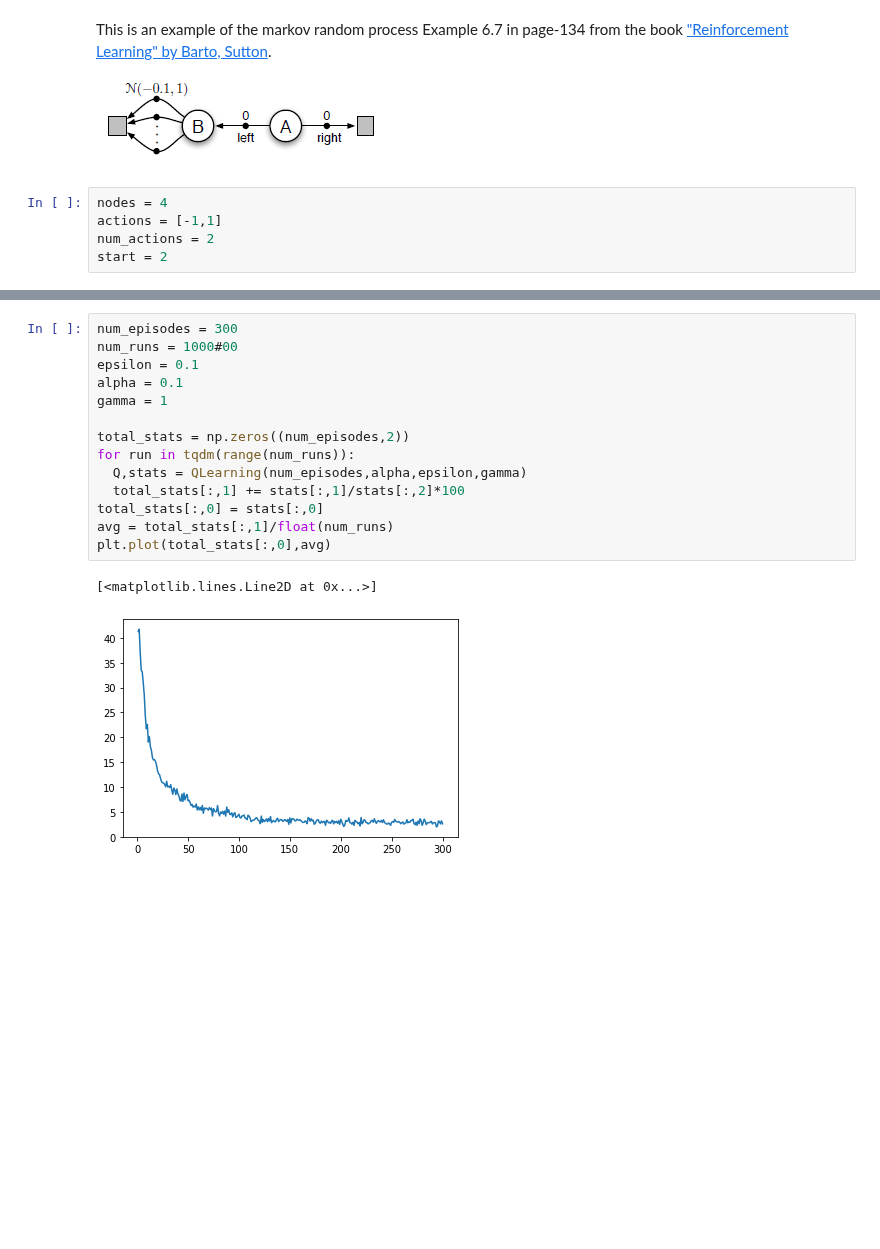
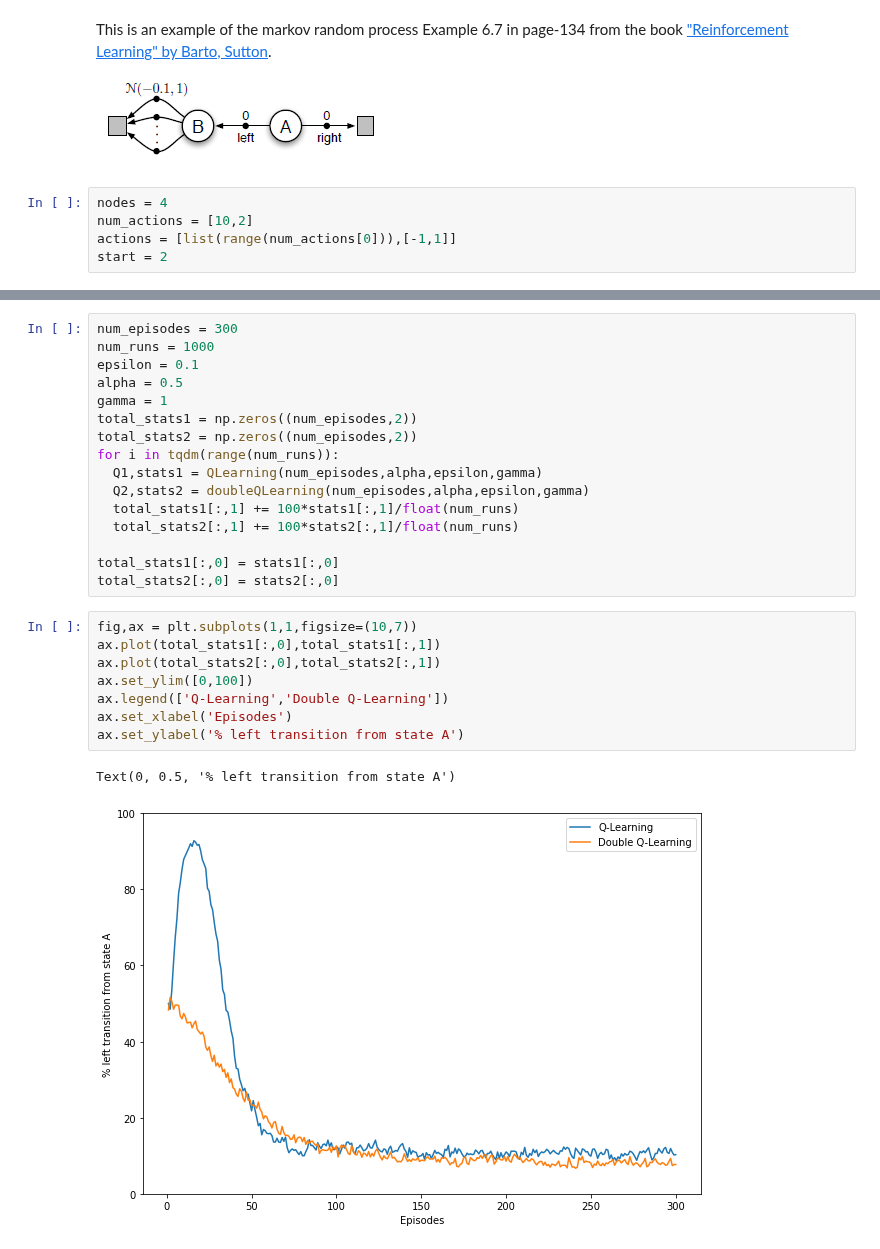
Before and after one commit to chandrusuresh/ReinforcementLearning, a Jupyter notebook: Ch6-TD_Learning/Maximization_Bias.ipynb, the cells around one changed output, grey strips where cells are left out. Cells and saved outputs as stored; diff of their text form; blank space fills up the shorter version.

```diff
--- a/Ch6-TD_Learning/Maximization_Bias.ipynb
+++ b/Ch6-TD_Learning/Maximization_Bias.ipynb
@@ -13,8 +13,8 @@ This is an example of the markov random process Example 6.7 in page-134 from the
 ![image.png](embedded-picture-1)
 # %%
 nodes = 4
-actions = [-1,1]
-num_actions = 2
+num_actions = [10,2]
+actions = [list(range(num_actions[0])),[-1,1]]
 start = 2
 # %%
 def gaussian_reward():
@@ -56,17 +105,27 @@ def QLearning(num_episodes,alpha,epsilon,gamma):
 # %%
 num_episodes = 300
-num_runs = 1000#00
+num_runs = 1000
 epsilon = 0.1
-alpha = 0.1
+alpha = 0.5
 gamma = 1
+total_stats1 = np.zeros((num_episodes,2))
+total_stats2 = np.zeros((num_episodes,2))
+for i in tqdm(range(num_runs)):
+  Q1,stats1 = QLearning(num_episodes,alpha,epsilon,gamma)
+  Q2,stats2 = doubleQLearning(num_episodes,alpha,epsilon,gamma)
+  total_stats1[:,1] += 100*stats1[:,1]/float(num_runs)
+  total_stats2[:,1] += 100*stats2[:,1]/float(num_runs)
 
-total_stats = np.zeros((num_episodes,2))
-for run in tqdm(range(num_runs)):
-  Q,stats = QLearning(num_episodes,alpha,epsilon,gamma)
-  total_stats[:,1] += stats[:,1]/stats[:,2]*100
-total_stats[:,0] = stats[:,0]
-avg = total_stats[:,1]/float(num_runs)
-plt.plot(total_stats[:,0],avg)
+total_stats1[:,0] = stats1[:,0]
+total_stats2[:,0] = stats2[:,0]
-# %% [output]
-[<matplotlib.lines.Line2D at 0x...>]
-[figure, removed]
+# %%
+fig,ax = plt.subplots(1,1,figsize=(10,7))
+ax.plot(total_stats1[:,0],total_stats1[:,1])
+ax.plot(total_stats2[:,0],total_stats2[:,1])
+ax.set_ylim([0,100])
+ax.legend(['Q-Learning','Double Q-Learning'])
+ax.set_xlabel('Episodes')
+ax.set_ylabel('% left transition from state A')
+# %% [output]
+Text(0, 0.5, '% left transition from state A')
+[figure, added]
```
Also changed, not shown: parts of 1 cell of this notebook.
